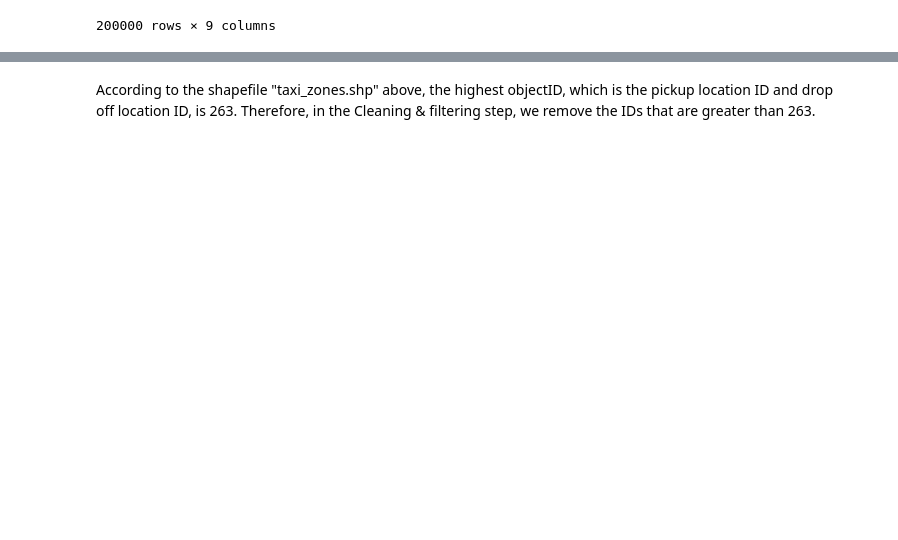
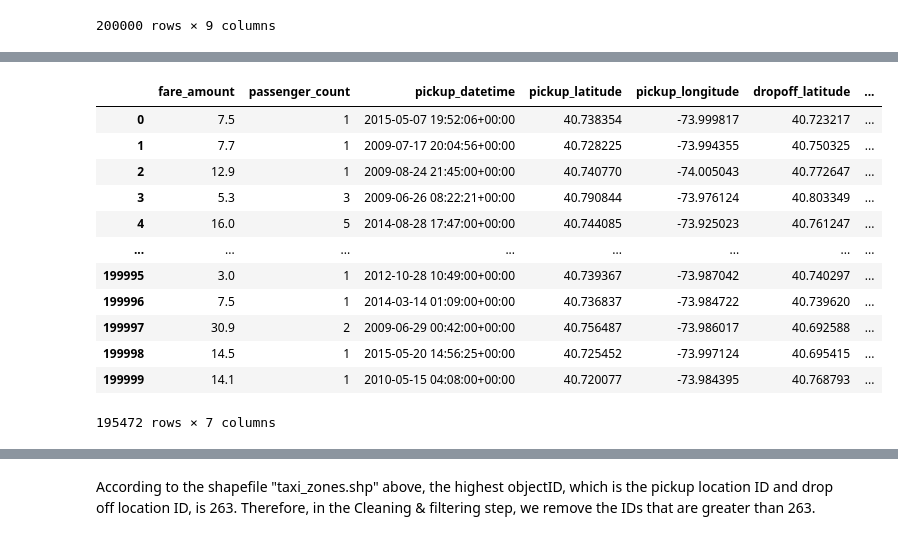
Before and after one commit to wangyf99/final-project, a Jupyter notebook: Group_project.ipynb, the cells around one changed output, grey strips where cells are left out. Saved outputs shown, nothing was run; the diff lists cells and outputs as text; code cells hidden in the pictures; blank space fills up the shorter version.

```diff
--- a/Group_project.ipynb
+++ b/Group_project.ipynb
@@ -591,0 +510,16 @@ abc
+# %%
+uber_data
+# %% [output]
+|  | fare_amount | passenger_count | pickup_datetime | pickup_latitude | pickup_longitude | dropoff_latitude | ... |
+| 0 | 7.5 | 1 | 2015-05-07 19:52:06+00:00 | 40.738354 | -73.999817 | 40.723217 | ... |
+| 1 | 7.7 | 1 | 2009-07-17 20:04:56+00:00 | 40.728225 | -73.994355 | 40.750325 | ... |
+| 2 | 12.9 | 1 | 2009-08-24 21:45:00+00:00 | 40.740770 | -74.005043 | 40.772647 | ... |
+| 3 | 5.3 | 3 | 2009-06-26 08:22:21+00:00 | 40.790844 | -73.976124 | 40.803349 | ... |
+| 4 | 16.0 | 5 | 2014-08-28 17:47:00+00:00 | 40.744085 | -73.925023 | 40.761247 | ... |
+| ... | ... | ... | ... | ... | ... | ... | ... |
+| 199995 | 3.0 | 1 | 2012-10-28 10:49:00+00:00 | 40.739367 | -73.987042 | 40.740297 | ... |
+| 199996 | 7.5 | 1 | 2014-03-14 01:09:00+00:00 | 40.736837 | -73.984722 | 40.739620 | ... |
+| 199997 | 30.9 | 2 | 2009-06-29 00:42:00+00:00 | 40.756487 | -73.986017 | 40.692588 | ... |
+| 199998 | 14.5 | 1 | 2015-05-20 14:56:25+00:00 | 40.725452 | -73.997124 | 40.695415 | ... |
+| 199999 | 14.1 | 1 | 2010-05-15 04:08:00+00:00 | 40.720077 | -73.984395 | 40.768793 | ... |
+195472 rows × 7 columns
```
Also changed, not shown: parts of 27 cells of this notebook, 5 other files.
